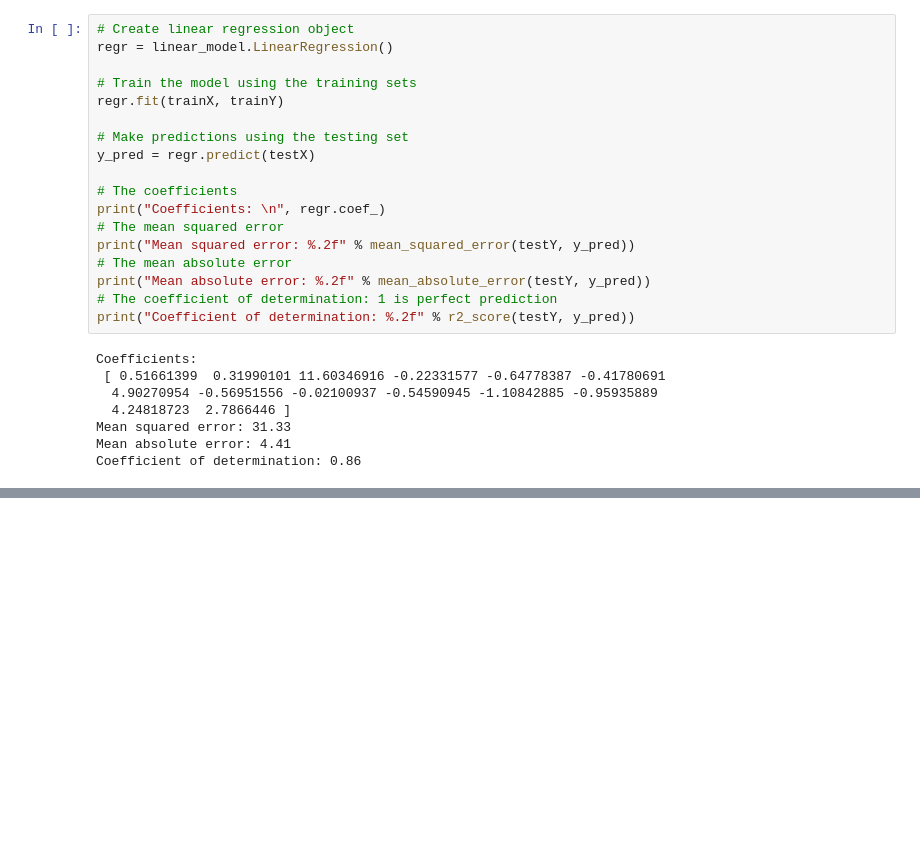
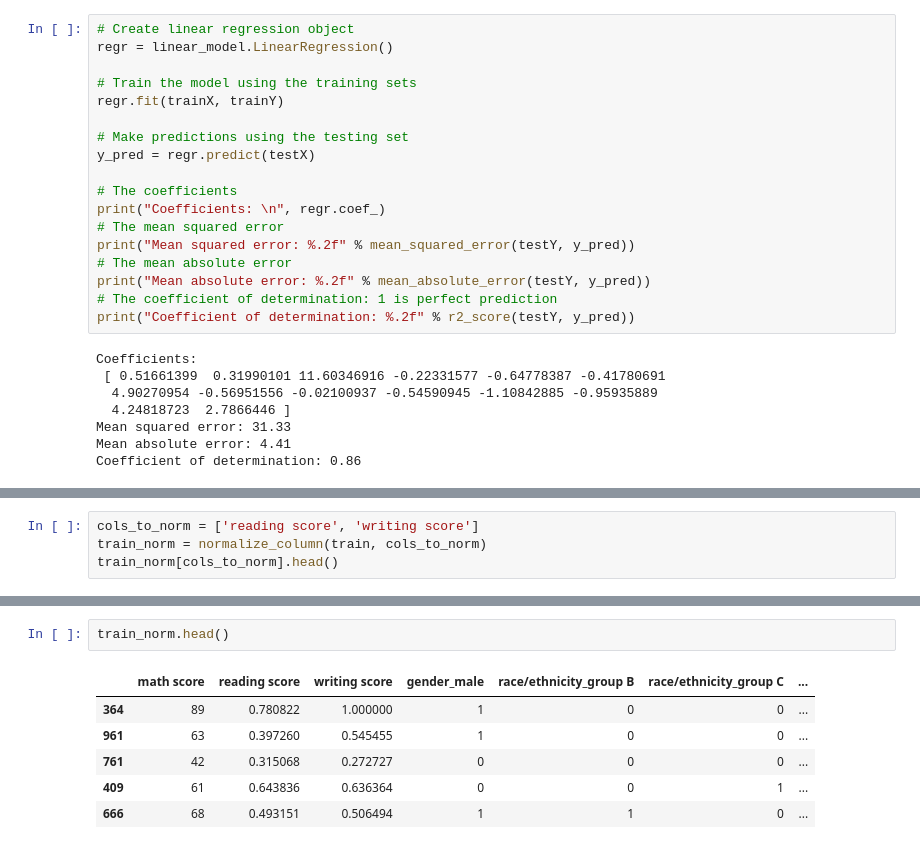
Before and after one commit to pepebonet/Intermediate_Python_BBA, a Jupyter notebook: Class_5/scripts/Code_class_5.ipynb, the cells around one changed output, grey strips where cells are left out. Cells and saved outputs as stored; diff of their text form; blank space fills up the shorter version.

```diff
--- a/Class_5/scripts/Code_class_5.ipynb
+++ b/Class_5/scripts/Code_class_5.ipynb
@@ -352,0 +425,4 @@ Coefficient of determination: 0.86
+# %%
+cols_to_norm = ['reading score', 'writing score']
+train_norm = normalize_column(train, cols_to_norm)
+train_norm[cols_to_norm].head()
@@ -352,0 +464,9 @@ Coefficient of determination: 0.86
+# %%
+train_norm.head()
+# %% [output]
+|  | math score | reading score | writing score | gender_male | race/ethnicity_group B | race/ethnicity_group C | ... |
+| 364 | 89 | 0.780822 | 1.000000 | 1 | 0 | 0 | ... |
+| 961 | 63 | 0.397260 | 0.545455 | 1 | 0 | 0 | ... |
+| 761 | 42 | 0.315068 | 0.272727 | 0 | 0 | 0 | ... |
+| 409 | 61 | 0.643836 | 0.636364 | 0 | 0 | 1 | ... |
+| 666 | 68 | 0.493151 | 0.506494 | 1 | 1 | 0 | ... |
```
Also changed, not shown: parts of 25 cells of this notebook.
